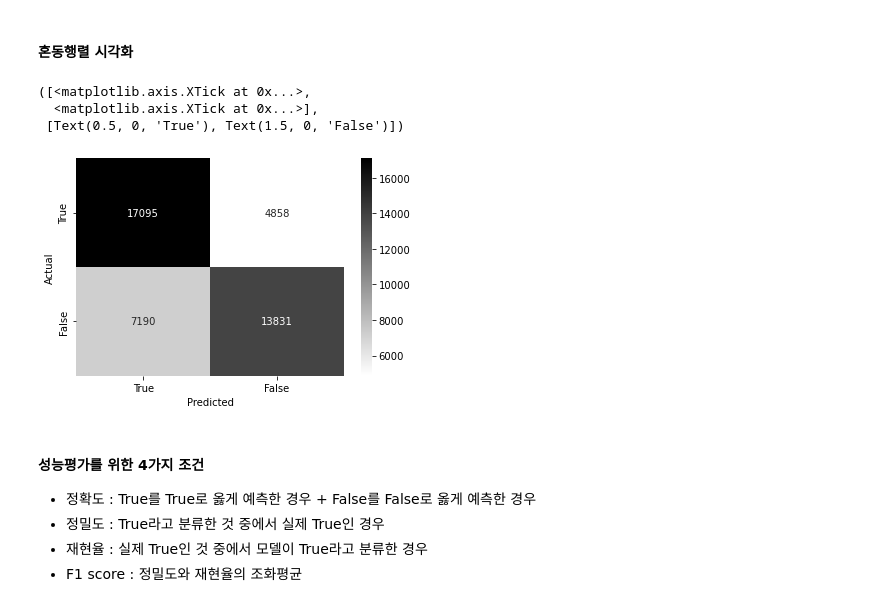
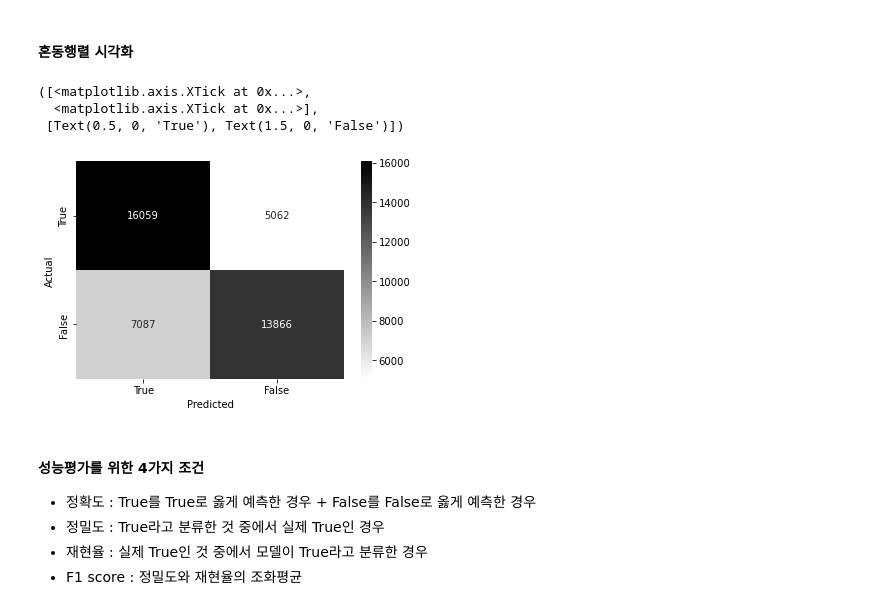
Before and after one commit to yeji4268/BigData, a Jupyter notebook: 항공편 결항 및 지연 분석/기상 상관관계 분석/ML_Logistic.ipynb, the cells around one changed output. Cells and saved outputs as stored; diff of their text form; code cells hidden in the pictures.

```diff
--- a/항공편 결항 및 지연 분석/기상 상관관계 분석/ML_Logistic.ipynb
+++ b/항공편 결항 및 지연 분석/기상 상관관계 분석/ML_Logistic.ipynb
@@ -104,22 +104,22 @@ print(confusion_matrix(test_target, y_pred))
 # %%
 from pandas import DataFrame
 import seaborn as sns
 import matplotlib.pyplot as plt
 
-lr = {'예측값(P)' : [17095, 7190],
-     '예측값(N)' : [4858, 13831]}
+lr = {'예측값(P)' : [16059, 7087],
+     '예측값(N)' : [5062, 13866]}
 lr = DataFrame(lr)
 
 sns.heatmap(lr, annot = True, fmt = 'd', cmap = 'gist_yarg')
 plt.ylabel("Actual")
 plt.yticks([0.5, 1.5], ['True', 'False'])
 plt.xlabel('Predicted')
 plt.xticks([0.5, 1.5], ['True', 'False'])
 # %% [output]
 ([<matplotlib.axis.XTick at 0x...>,
   <matplotlib.axis.XTick at 0x...>],
  [Text(0.5, 0, 'True'), Text(1.5, 0, 'False')])
-[figure, old version]
+[figure, new version]
 # %% [markdown]
 #### 성능평가를 위한 4가지 조건
 * 정확도 : True를 True로 옳게 예측한 경우 + False를 False로 옳게 예측한 경우
```
Also changed, not shown: 2 other files.
